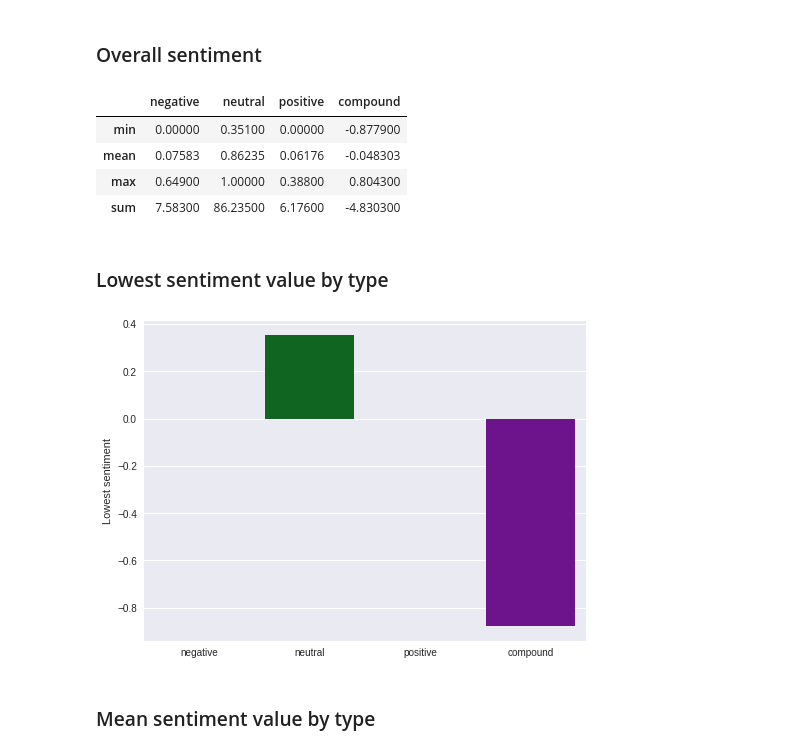
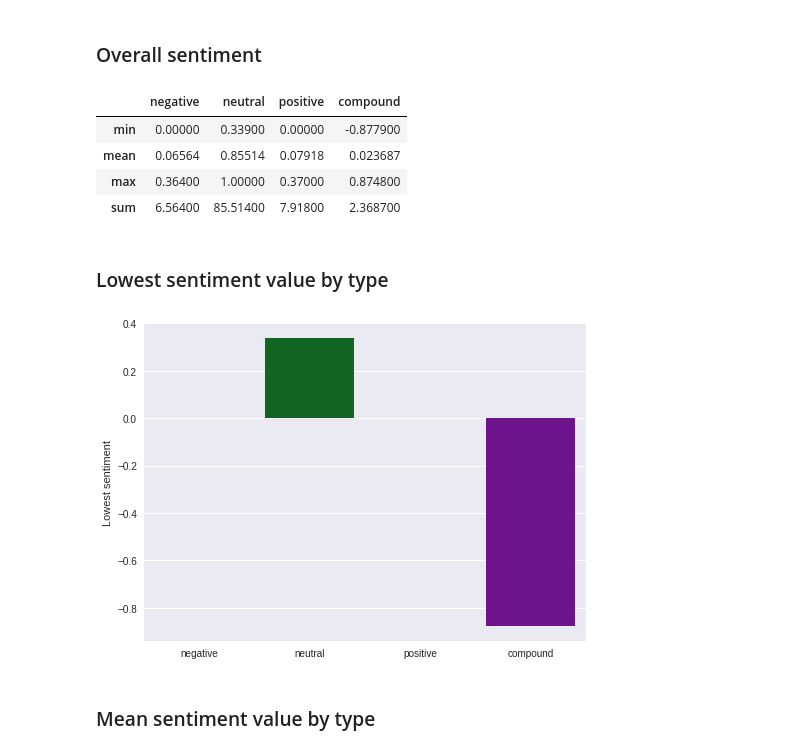
Before and after one commit to dimitreOliveira/MachineLearning, a Jupyter notebook: Courses/Data Lit/1 Data Collection/Twitter_Sentiment_Analysis.ipynb, the cells around one changed output. Saved outputs shown, nothing was run; the diff lists cells and outputs as text; code cells hidden in the pictures.

Commit message:
Update Data Lit Course - Data Collection material
Updated  Data Lit - Data Collection material - Twitter Sentiment Analysis.

```diff
--- a/Courses/Data Lit/1 Data Collection/Twitter_Sentiment_Analysis.ipynb
+++ b/Courses/Data Lit/1 Data Collection/Twitter_Sentiment_Analysis.ipynb
@@ -45,12 +29,12 @@ warnings.filterwarnings("ignore")
 # %%
-# My Twitter API Authentication Variables
+# Twitter API Authentication Variables
 consumer_key = ''
 consumer_secret = ''
 access_token = ''
 access_token_secret = ''
 
 twitter_search_phrase = 'Donald Trump'
-number_of_tweets = 1000
+number_of_tweets = 50000
 # %% [markdown]
 ### Twitter authentication
 # %%
@@ -117,19 +101,22 @@ agg_sentiment = data.agg({'negative' : ['min', 'mean', 'max', 'sum'], 'neutral'
 display(agg_sentiment)
 # %% [output]
 |  | negative | neutral | positive | compound |
-| min | 0.00000 | 0.35100 | 0.00000 | -0.877900 |
-| mean | 0.07583 | 0.86235 | 0.06176 | -0.048303 |
-| max | 0.64900 | 1.00000 | 0.38800 | 0.804300 |
-| sum | 7.58300 | 86.23500 | 6.17600 | -4.830300 |
+| min | 0.00000 | 0.33900 | 0.00000 | -0.877900 |
+| mean | 0.06564 | 0.85514 | 0.07918 | 0.023687 |
+| max | 0.36400 | 1.00000 | 0.37000 | 0.874800 |
+| sum | 6.56400 | 85.51400 | 7.91800 | 2.368700 |
 # %% [markdown]
 ### Lowest sentiment value by type
 # %%
-f, ax = plt.subplots(figsize=(7, 5))
-sns.barplot(x=list(agg_sentiment.columns), y=agg_sentiment.loc['min'].values, palette="dark")
-ax.set_ylabel("Lowest sentiment")
-plt.tight_layout(h_pad=2)
-plt.show()
+def sentiment_agg(labels, values):
+  f, ax = plt.subplots(figsize=(7, 5))
+  sns.barplot(x=labels, y=values, palette="dark")
+  ax.set_ylabel("Lowest sentiment")
+  plt.tight_layout(h_pad=2)
+  plt.show()
+
+sentiment_agg(list(agg_sentiment.columns), agg_sentiment.loc['min'].values)
 # %% [output]
-[figure, old version]
+[figure, new version]
 # %% [markdown]
 ### Mean sentiment value by type
```
Also changed, not shown: parts of 12 cells of this notebook.
